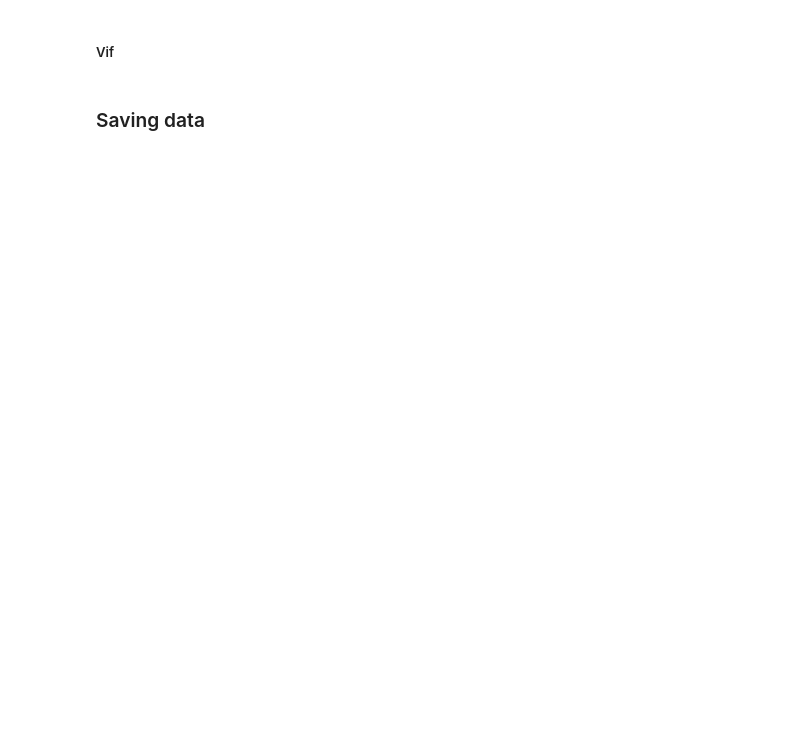
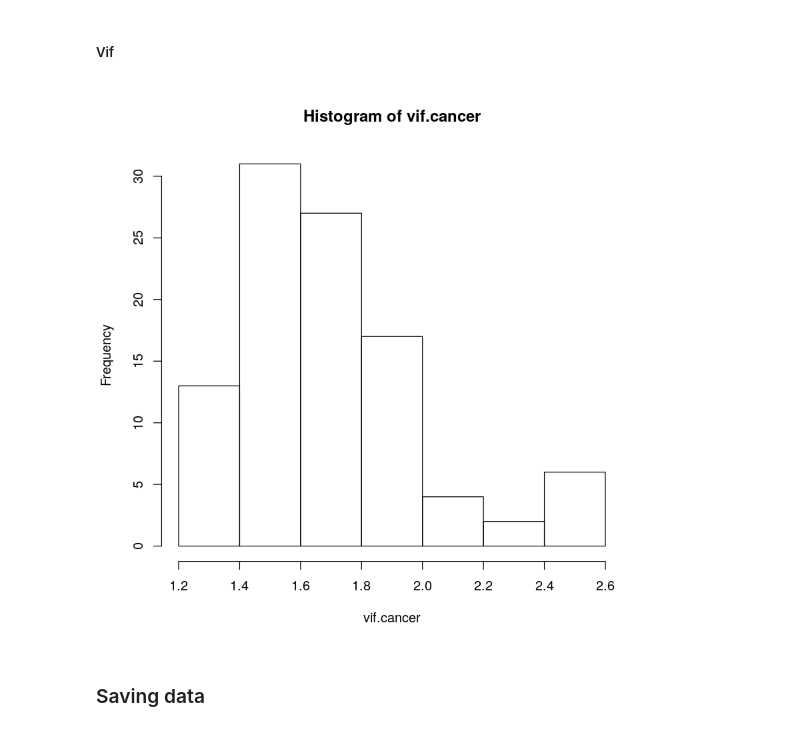
Before and after one commit to mkfilipiuk/SAD_assignment, a Jupyter notebook: mf385423_SAD_project.ipynb, the cells around one changed output. Drawn from its saved outputs; the diff is of its cells as text; code cells hidden in the pictures; blank space fills up the shorter version.

```diff
--- a/mf385423_SAD_project.ipynb
+++ b/mf385423_SAD_project.ipynb
@@ -310,4 +261,12 @@ cv <- xgb.cv(data = dtrain, nrounds = 100, nthread = 4, nfold = 5, metrics = lis
+# %%
+cancer.most.important <- names(sort(summary(cancer.lm.model)$coefficients[-1,4])[1:100])
 # %% [markdown]
 ##### Vif
+# %%
+vif.cancer <- vif(lm(paste("Y ~ 1 + ", paste(cancer.most.important, collapse="+"),sep = ""), data = cancer.data.train))
+# %%
+hist(vif.cancer)
+# %% [output]
+[figure, added]
 # %% [markdown]
 ### Saving data
```
Also changed, not shown: parts of 29 cells of this notebook.
